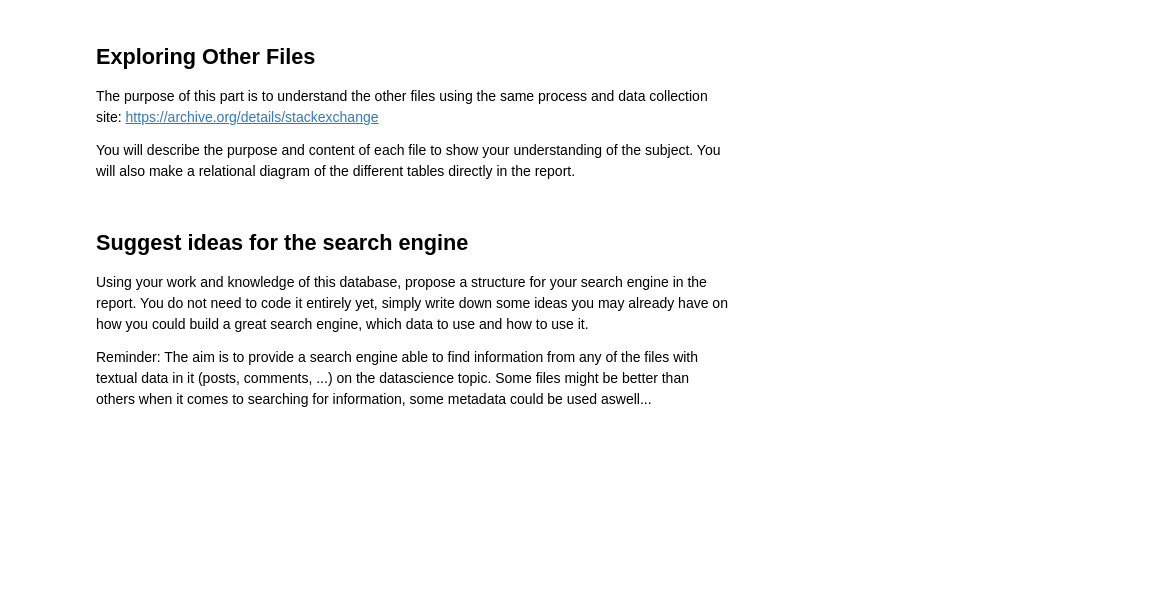
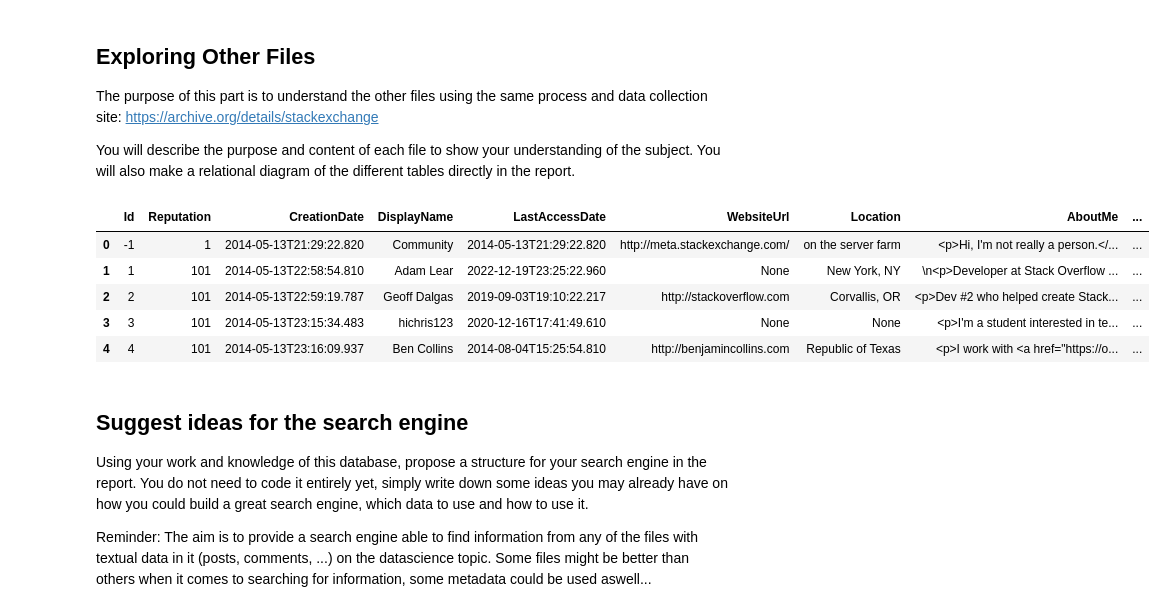
Before and after one commit to Aubinx/Search-Engine-HeadMind-Partners, a Jupyter notebook: Day1.ipynb, the cells around one changed output. Drawn from its saved outputs; the diff is of its cells as text; code cells hidden in the pictures; blank space fills up the shorter version.

```diff
--- a/Day1.ipynb
+++ b/Day1.ipynb
@@ -332,3 +437,19 @@ You will describe the purpose and content of each file to show your understandin
+# %%
+# Open, explore and visualize other XML files to suggest features for your search engines
+
+users = pd.read_xml(os.path.join(DATA_PATH, 'Users.xml'), parser="etree", encoding="utf8")
+badges = pd.read_xml(os.path.join(DATA_PATH, 'Badges.xml'), parser="etree", encoding="utf8")
+votes = pd.read_xml(os.path.join(DATA_PATH, 'Votes.xml'), parser="etree", encoding="utf8")
+# %%
+# visualize the badges table
+users.head(5)
+# %% [output]
+|  | Id | Reputation | CreationDate | DisplayName | LastAccessDate | WebsiteUrl | Location | AboutMe | ... |
+| 0 | -1 | 1 | 2014-05-13T21:29:22.820 | Community | 2014-05-13T21:29:22.820 | http://meta.stackexchange.com/ | on the server farm | <p>Hi, I'm not really a person.</... | ... |
+| 1 | 1 | 101 | 2014-05-13T22:58:54.810 | Adam Lear | 2022-12-19T23:25:22.960 | None | New York, NY | \n<p>Developer at Stack Overflow ... | ... |
+| 2 | 2 | 101 | 2014-05-13T22:59:19.787 | Geoff Dalgas | 2019-09-03T19:10:22.217 | http://stackoverflow.com | Corvallis, OR | <p>Dev #2 who helped create Stack... | ... |
+| 3 | 3 | 101 | 2014-05-13T23:15:34.483 | hichris123 | 2020-12-16T17:41:49.610 | None | None | <p>I'm a student interested in te... | ... |
+| 4 | 4 | 101 | 2014-05-13T23:16:09.937 | Ben Collins | 2014-08-04T15:25:54.810 | http://benjamincollins.com | Republic of Texas | <p>I work with <a href="https://o... | ... |
 # %% [markdown]
 ## Suggest ideas for the search engine
 
```
Also changed, not shown: parts of 19 cells of this notebook, 2 other files.
